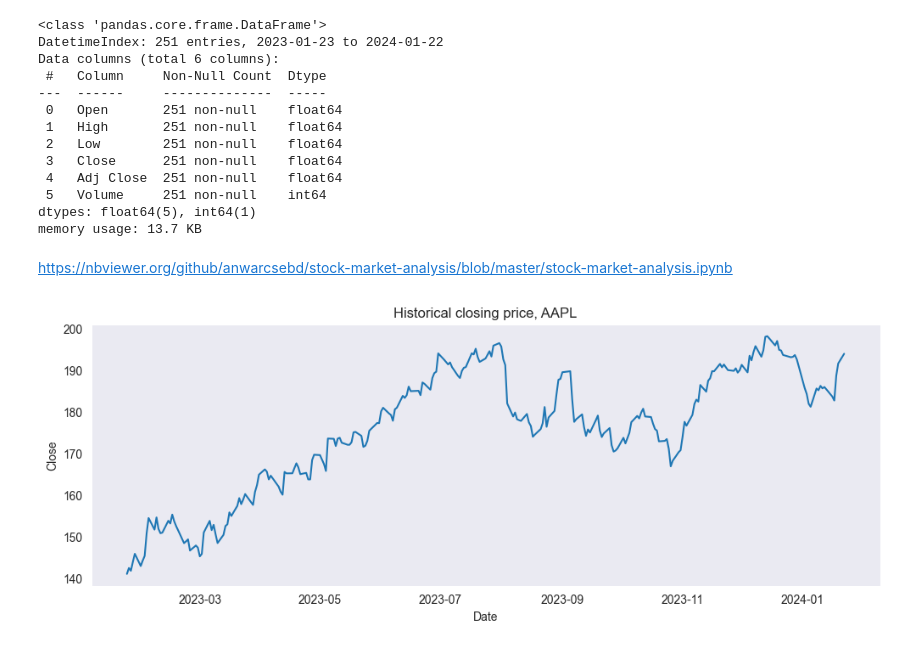
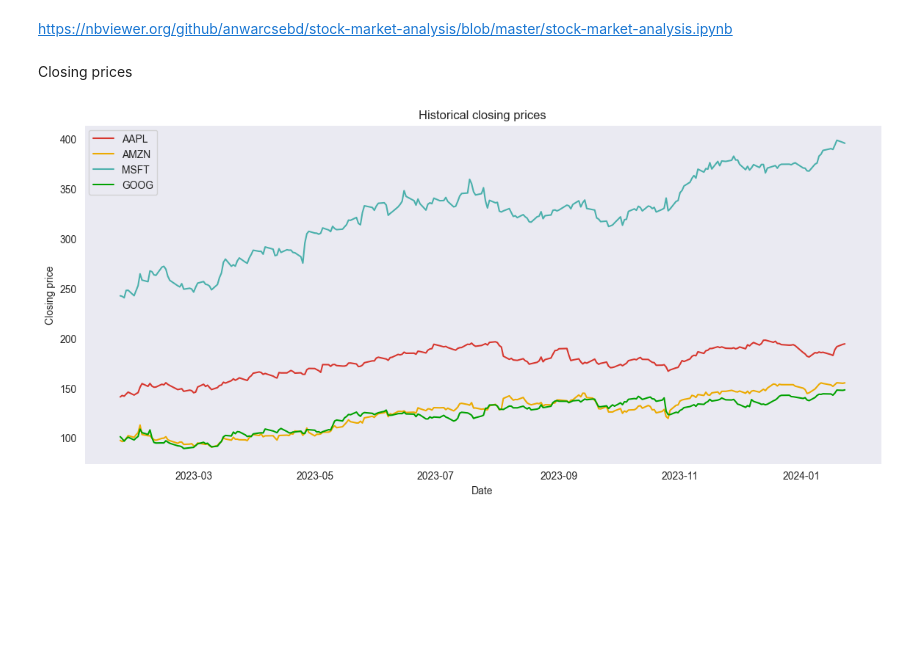
Before and after one commit to kellyle404/Risk_analysis_tech_stocks, a Jupyter notebook: finance.ipynb, the cells around one changed output. Cells and saved outputs as stored; diff of their text form; code cells hidden in the pictures; blank space fills up the shorter version.

```diff
--- a/finance.ipynb
+++ b/finance.ipynb
@@ -57,28 +46,17 @@ AAPL.describe()
-# %%
-AAPL.info()
-# %% [output]
-<class 'pandas.core.frame.DataFrame'>
-DatetimeIndex: 251 entries, 2023-01-23 to 2024-01-22
-Data columns (total 6 columns):
- #   Column     Non-Null Count  Dtype
----  ------     --------------  -----
- 0   Open       251 non-null    float64
- 1   High       251 non-null    float64
- 2   Low        251 non-null    float64
- 3   Close      251 non-null    float64
- 4   Adj Close  251 non-null    float64
- 5   Volume     251 non-null    int64
-dtypes: float64(5), int64(1)
-memory usage: 13.7 KB
 # %% [markdown]
 https://nbviewer.org/github/anwarcsebd/stock-market-analysis/blob/master/stock-market-analysis.ipynb
-# %%
-plt.figure(figsize = (12, 4));
-
-sns.lineplot(
-    data = AAPL['Close'],
-    legend=True)
-
-plt.title('Historical closing price, AAPL');
-# %% [output]
-[figure, removed]
+# %% [markdown]
+Closing prices
+# %%
+plt.figure(figsize = (14, 6));
+
+sns.lineplot(data = AAPL['Close'], color = '#d7372f', label = 'AAPL', linewidth = 1.5)
+sns.lineplot(data = AMZN['Close'], color = '#ecaa01', label = 'AMZN', linewidth = 1.5)
+sns.lineplot(data = MSFT['Close'], color = '#4bb0ac', label = 'MSFT', linewidth = 1.5)
+sns.lineplot(data = GOOG['Close'], color = '#00a100', label = 'GOOG', linewidth = 1.5)
+
+plt.title('Historical closing prices')
+plt.xlabel('Date')
+plt.ylabel('Closing price');
+# %% [output]
+[figure, added]
```
Also changed, not shown: parts of 19 cells of this notebook.
